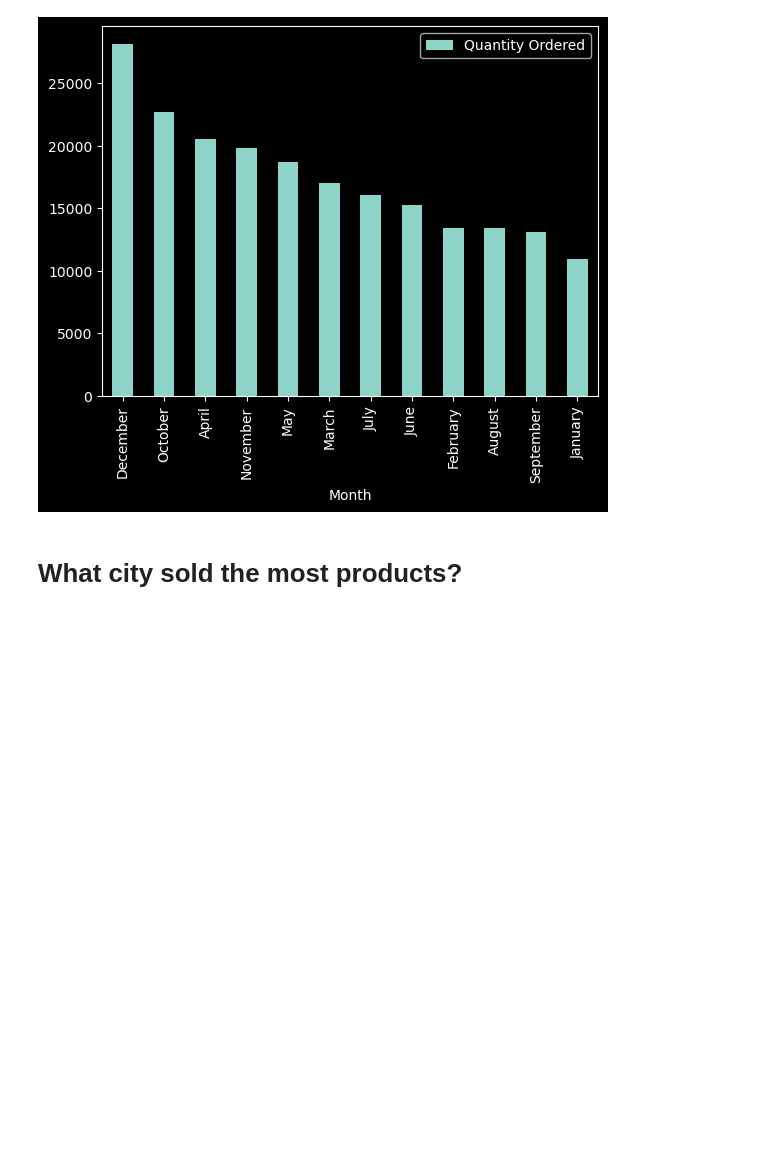
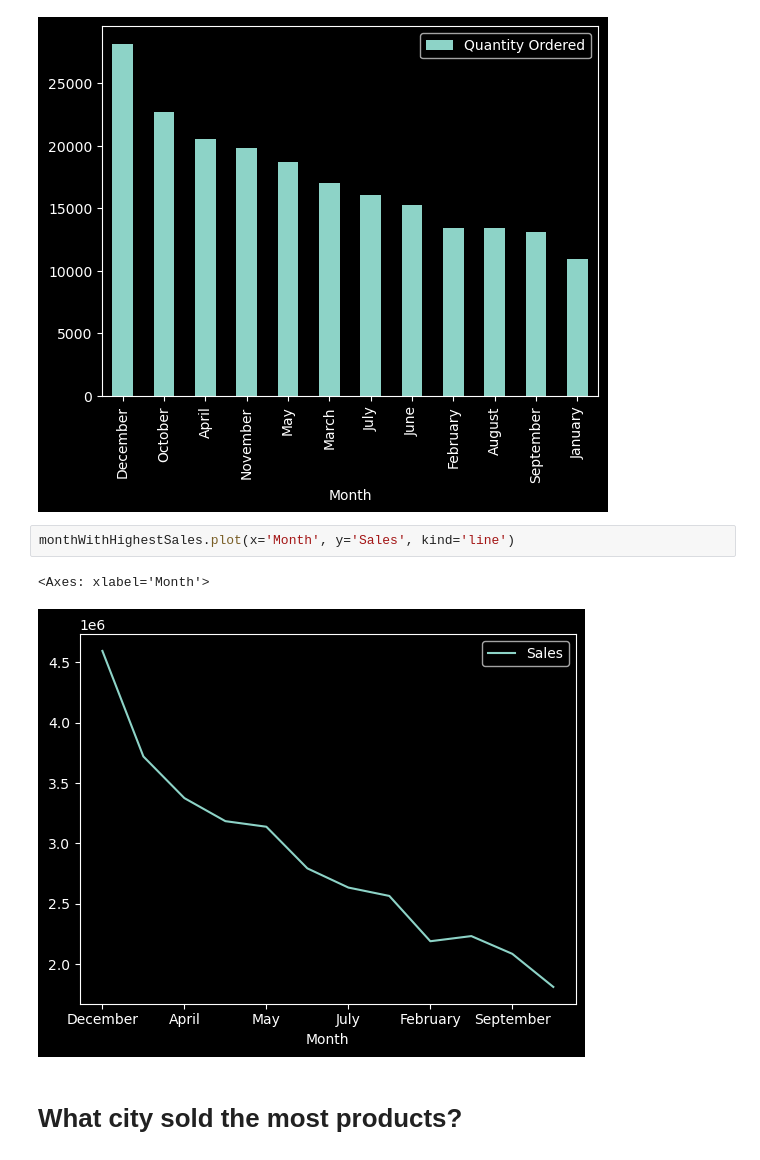
Before and after one commit to demola234/study_insight_case_study, a Jupyter notebook: class_project.ipynb, the cells around one changed output. Drawn from its saved outputs; the diff is of its cells as text; blank space fills up the shorter version.

```diff
--- a/class_project.ipynb
+++ b/class_project.ipynb
@@ -200,6 +200,11 @@ monthWithHighestSales.plot(x='Month', y='Quantity Ordered', kind='bar')
 # %% [output]
 <Axes: xlabel='Month'>
 [figure]
+# %%
+monthWithHighestSales.plot(x='Month', y='Sales', kind='line')
+# %% [output]
+<Axes: xlabel='Month'>
+[figure, added]
 # %% [markdown]
 # What city sold the most products?
 # %%
```
Also changed, not shown: parts of 4 cells of this notebook.
